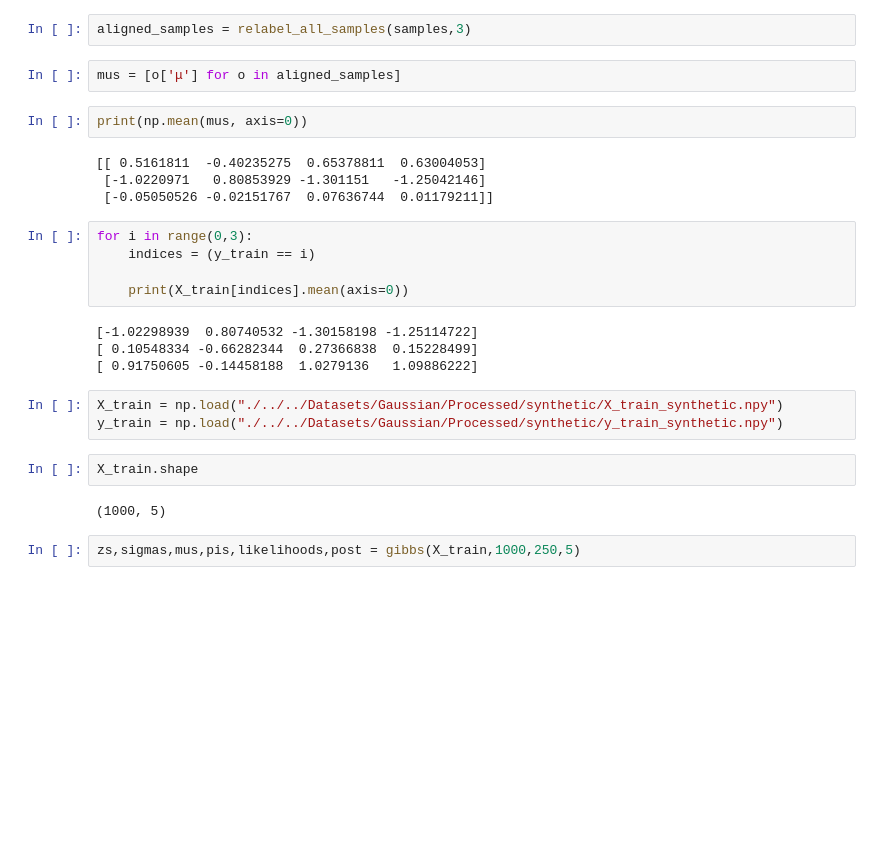
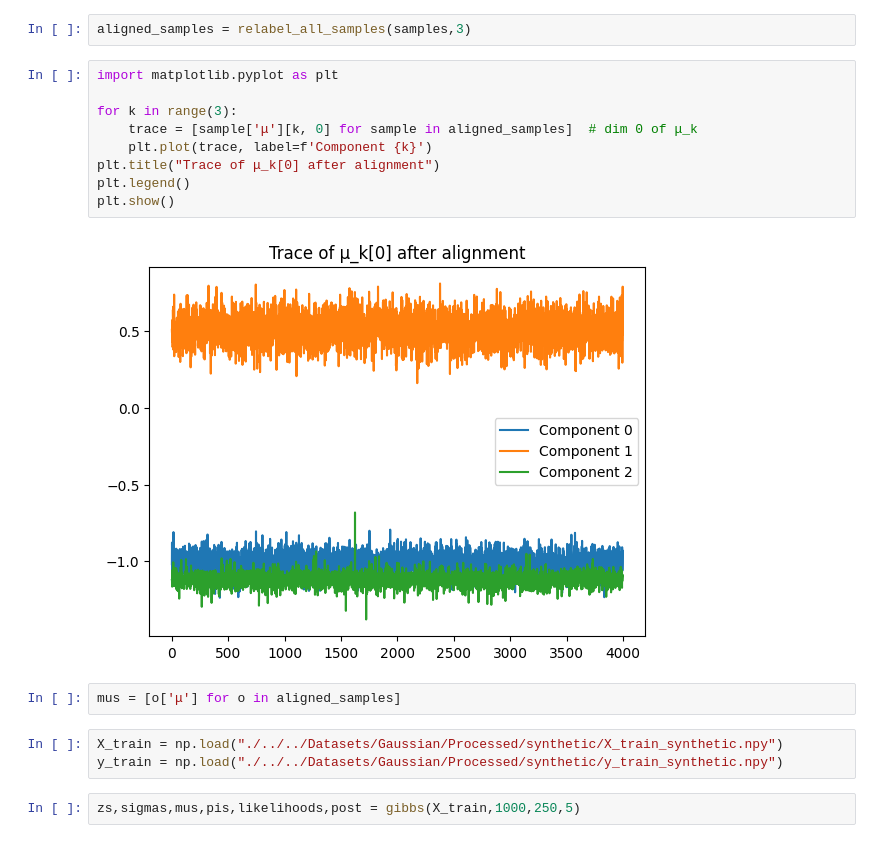
Before and after one commit to jimmyjz1127/bayesian-mixture-model-missing-data, a Jupyter notebook: Week4/GMMMCMC.ipynb, the cells around one changed output. Cells and saved outputs as stored; diff of their text form; blank space fills up the shorter version.

```diff
--- a/Week4/GMMMCMC.ipynb
+++ b/Week4/GMMMCMC.ipynb
@@ -278,30 +273,22 @@ for i in range(len(post)):
     })
 # %%
 aligned_samples = relabel_all_samples(samples,3)
+# %%
+import matplotlib.pyplot as plt
+
+for k in range(3):
+    trace = [sample['μ'][k, 0] for sample in aligned_samples]  # dim 0 of μ_k
+    plt.plot(trace, label=f'Component {k}')
+plt.title("Trace of μ_k[0] after alignment")
+plt.legend()
+plt.show()
+# %% [output]
+[figure, added]
 # %%
 mus = [o['μ'] for o in aligned_samples]
-# %%
-print(np.mean(mus, axis=0))
-# %% [output]
-[[ 0.5161811  -0.40235275  0.65378811  0.63004053]
- [-1.0220971   0.80853929 -1.301151   -1.25042146]
- [-0.05050526 -0.02151767  0.07636744  0.01179211]]
-# %%
-for i in range(0,3):
-    indices = (y_train == i)
-
-    print(X_train[indices].mean(axis=0))
-# %% [output]
-[-1.02298939  0.80740532 -1.30158198 -1.25114722]
-[ 0.10548334 -0.66282344  0.27366838  0.15228499]
-[ 0.91750605 -0.14458188  1.0279136   1.09886222]
 # %%
 X_train = np.load("./../../Datasets/Gaussian/Processed/synthetic/X_train_synthetic.npy")
 y_train = np.load("./../../Datasets/Gaussian/Processed/synthetic/y_train_synthetic.npy")
-# %%
-X_train.shape
-# %% [output]
-(1000, 5)
 # %%
 zs,sigmas,mus,pis,likelihoods,post = gibbs(X_train,1000,250,5)
 # %%
```
Also changed, not shown: parts of 11 cells of this notebook, 10 other files.
